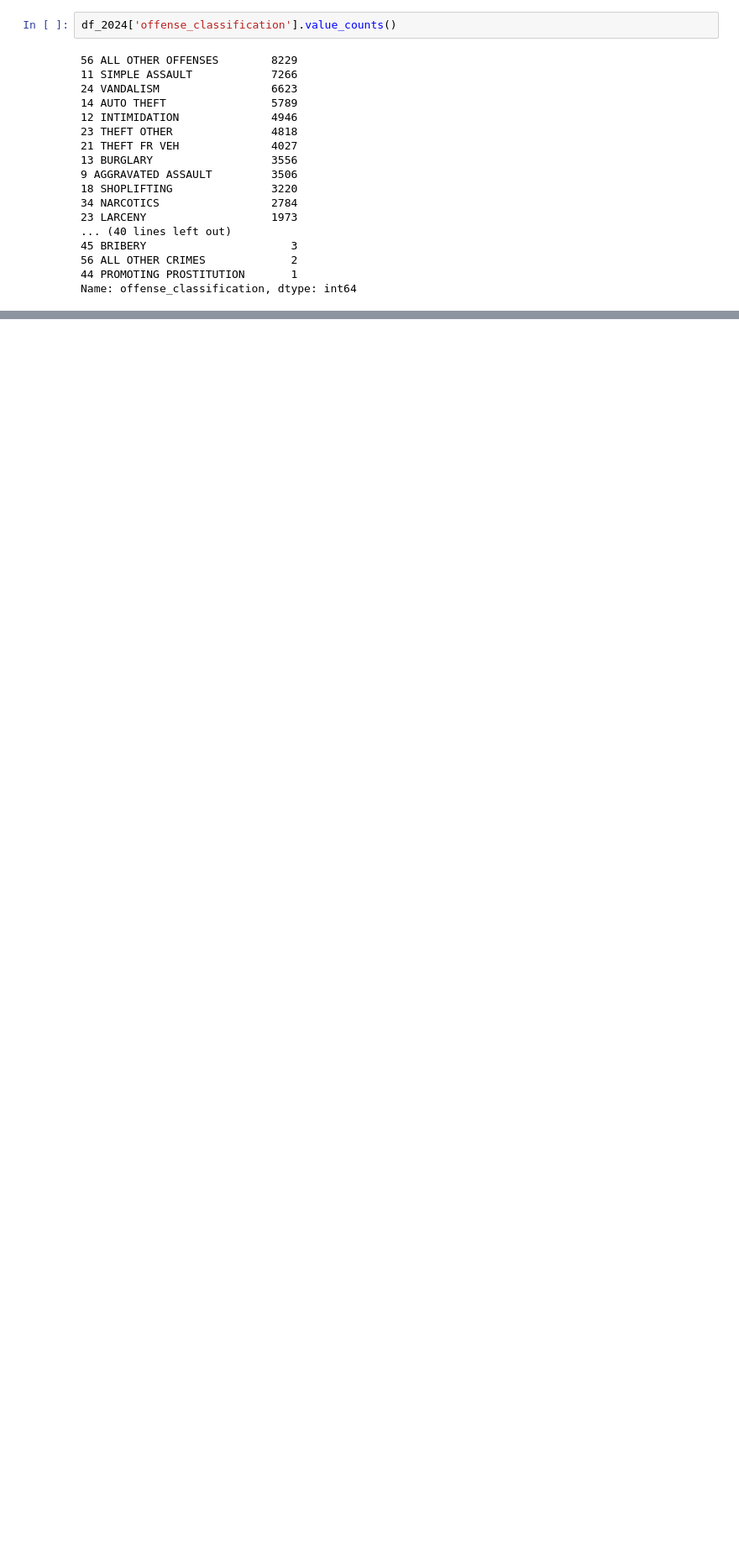
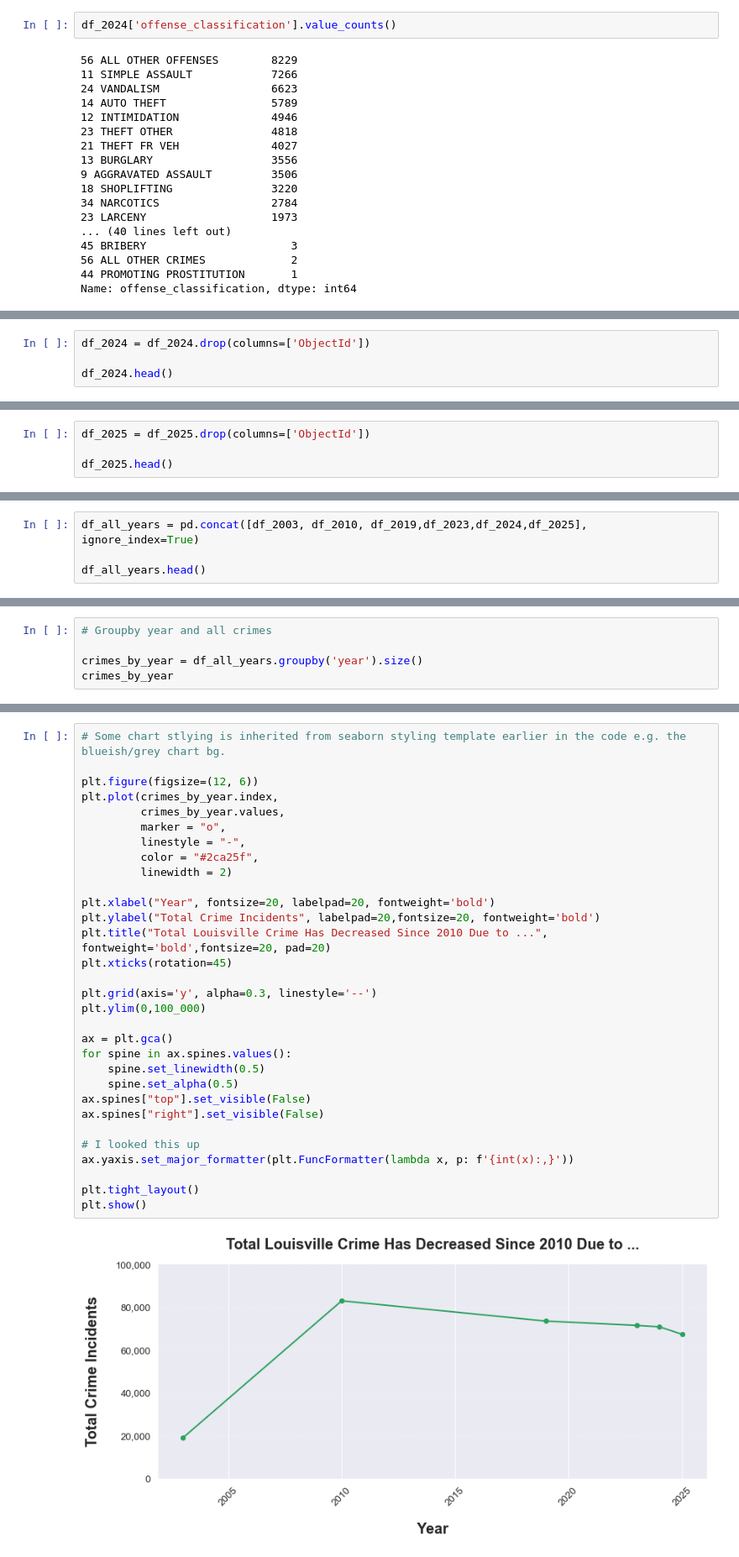
Before and after one commit to JonLar1/Lou_Crime_Data, a Jupyter notebook: notebooks/lou_crime_report.ipynb, the cells around one changed output, grey strips where cells are left out. Shown at 84% size. Cells and saved outputs as stored; diff of their text form; blank space fills up the shorter version.

```diff
--- a/notebooks/lou_crime_report.ipynb
+++ b/notebooks/lou_crime_report.ipynb
@@ -138,0 +348,4 @@ plt.show()
+# %%
+df_2024 = df_2024.drop(columns=['ObjectId'])
+
+df_2024.head()
@@ -138,0 +359,4 @@ plt.show()
+# %%
+df_2025 = df_2025.drop(columns=['ObjectId'])
+
+df_2025.head()
@@ -138,0 +372,4 @@ plt.show()
+# %%
+df_all_years = pd.concat([df_2003, df_2010, df_2019,df_2023,df_2024,df_2025], ignore_index=True)
+
+df_all_years.head()
@@ -138,0 +419,5 @@ plt.show()
+# %%
+# Groupby year and all crimes
+
+crimes_by_year = df_all_years.groupby('year').size()
+crimes_by_year
@@ -138,0 +433,33 @@ plt.show()
+# %%
+# Some chart stlying is inherited from seaborn styling template earlier in the code e.g. the blueish/grey chart bg.
+
+plt.figure(figsize=(12, 6))
+plt.plot(crimes_by_year.index,
+         crimes_by_year.values,
+         marker = "o",
+         linestyle = "-",
+         color = "#2ca25f",
+         linewidth = 2)
+
+plt.xlabel("Year", fontsize=20, labelpad=20, fontweight='bold')
+plt.ylabel("Total Crime Incidents", labelpad=20,fontsize=20, fontweight='bold')
+plt.title("Total Louisville Crime Has Decreased Since 2010 Due to ...", fontweight='bold',fontsize=20, pad=20)
+plt.xticks(rotation=45)
+
+plt.grid(axis='y', alpha=0.3, linestyle='--')
+plt.ylim(0,100_000)
+
+ax = plt.gca()
+for spine in ax.spines.values():
+    spine.set_linewidth(0.5)
+    spine.set_alpha(0.5)
+ax.spines["top"].set_visible(False)
+ax.spines["right"].set_visible(False)
+
+# I looked this up
+ax.yaxis.set_major_formatter(plt.FuncFormatter(lambda x, p: f'{int(x):,}'))
+
+plt.tight_layout()
+plt.show()
+# %% [output]
+[figure, added]
```
Also changed, not shown: parts of 29 cells of this notebook, 1 other file.
